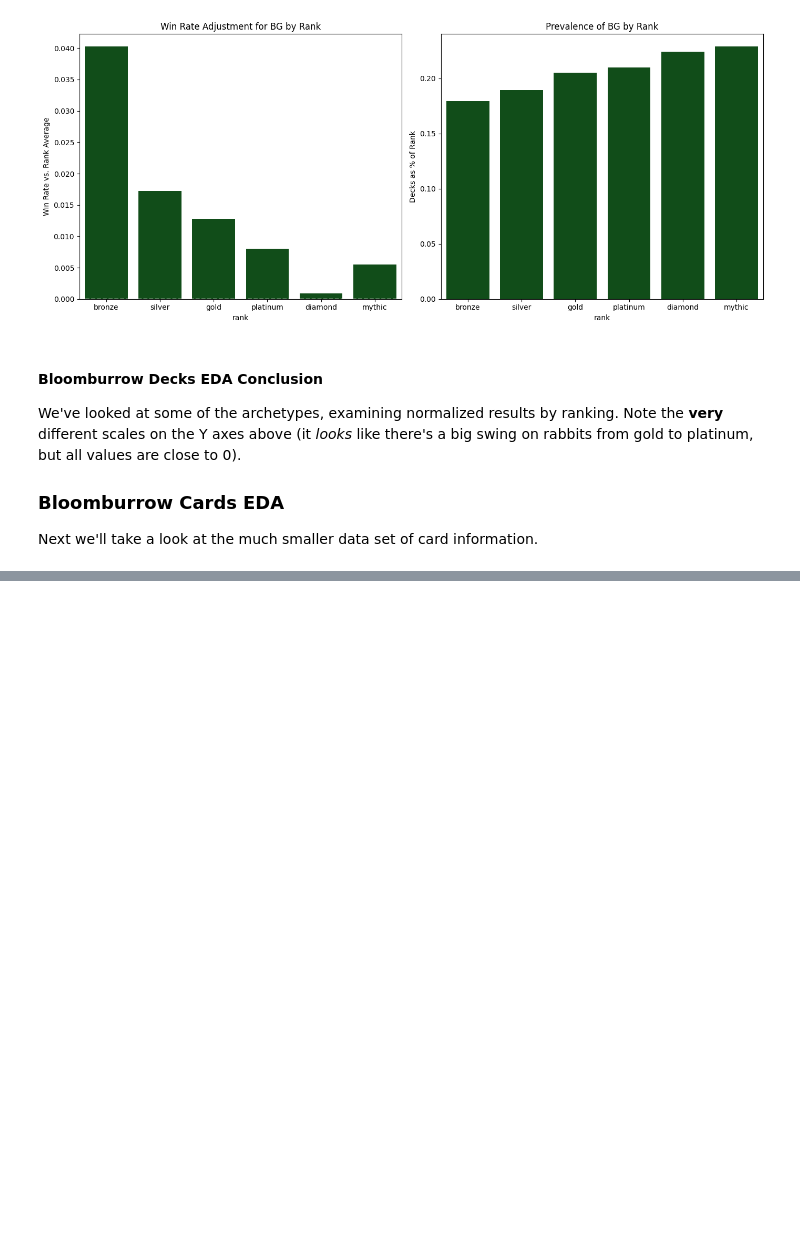
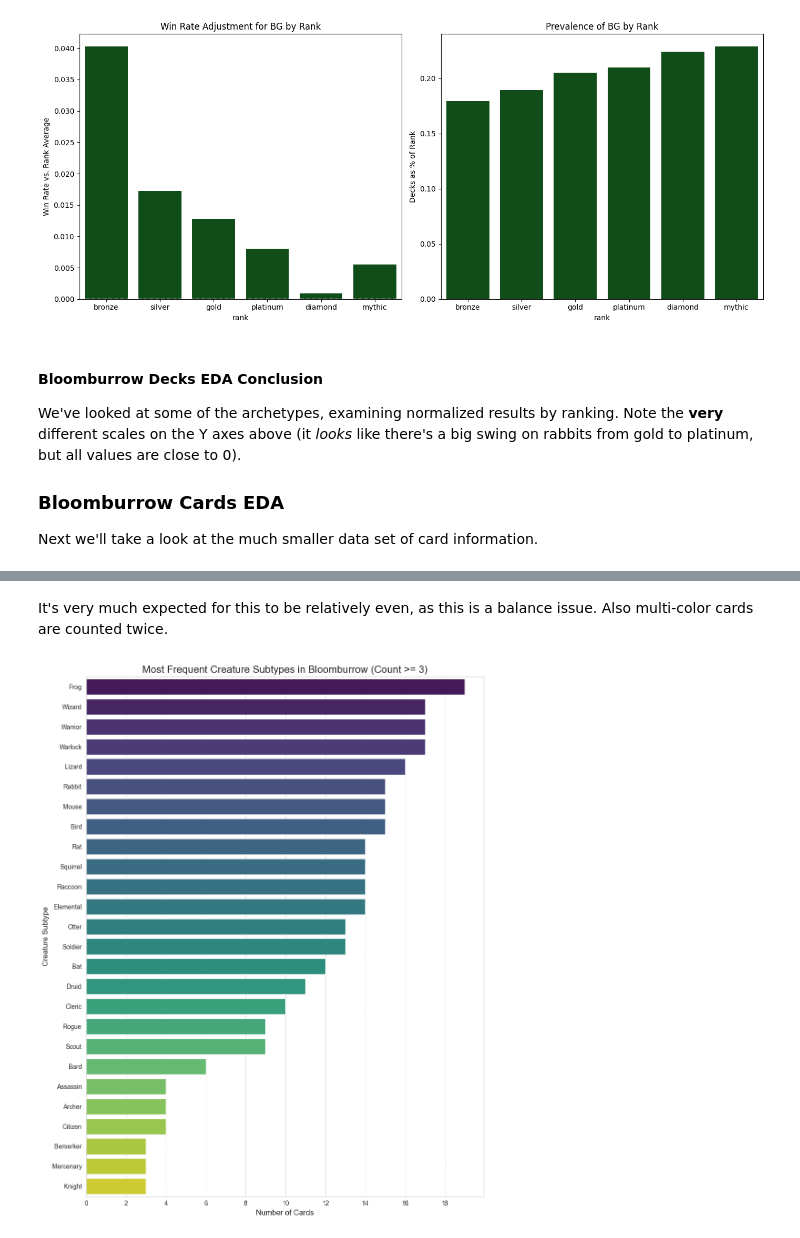
Before and after one commit to pauldennis2/manafest-destiny, a Jupyter notebook: presentation_notebook.ipynb, the cells around one changed output, grey strips where cells are left out. Drawn from its saved outputs; the diff is of its cells as text; code cells hidden in the pictures; blank space fills up the shorter version.

```diff
--- a/presentation_notebook.ipynb
+++ b/presentation_notebook.ipynb
@@ -478,0 +837,38 @@ Next we'll take a look at the much smaller data set of card information.
+# %% [markdown]
+It's very much expected for this to be relatively even, as this is a balance issue. Also multi-color cards are counted twice.
+# %%
+# Get a list of all creature types
+creature_subtypes = []
+for type_line in blb_df['type_line'].dropna():
+    if 'Creature' in type_line:
+        # Subtypes occur after the dash
+        subtypes_part = type_line.split('—')[1].strip()
+        current_subtypes = [s.strip() for s in subtypes_part.split(' ') if s.strip()]
+        creature_subtypes.extend(current_subtypes)
+
+subtype_counts = Counter(creature_subtypes)
+
+# Filter out types with fewer than 3 occurrences
+filtered_subtypes = {subtype: count for subtype, count in subtype_counts.items() if count >= 3}
+
+# Put most common subtypes first
+sorted_subtypes = sorted(filtered_subtypes.items(), key=lambda item: item[1], reverse=True)
+
+# Extract labels (subtype names) and values (counts)
+labels = [item[0] for item in sorted_subtypes]
+values = [item[1] for item in sorted_subtypes]
+
+plt.figure(figsize=(10, len(labels) * 0.4 + 2)) # Dynamic height based on number of labels, with a min height
+sns.barplot(x=values, y=labels, hue=labels, palette='viridis', legend=False, order=labels)
+
+plt.title('Most Frequent Creature Subtypes in Bloomburrow (Count >= 3)', fontsize=16)
+plt.xlabel('Number of Cards', fontsize=12)
+plt.ylabel('Creature Subtype', fontsize=12)
+plt.xticks(fontsize=10)
+plt.gca().xaxis.set_major_locator(mticker.MaxNLocator(integer=True)) # Ensure integer ticks
+plt.yticks(fontsize=10)
+plt.grid(axis='x', linestyle='--', alpha=0.7)
+plt.tight_layout()
+plt.show()
+# %% [output]
+[figure, added]
```
Also changed, not shown: parts of 22 cells of this notebook, 5 other files.
